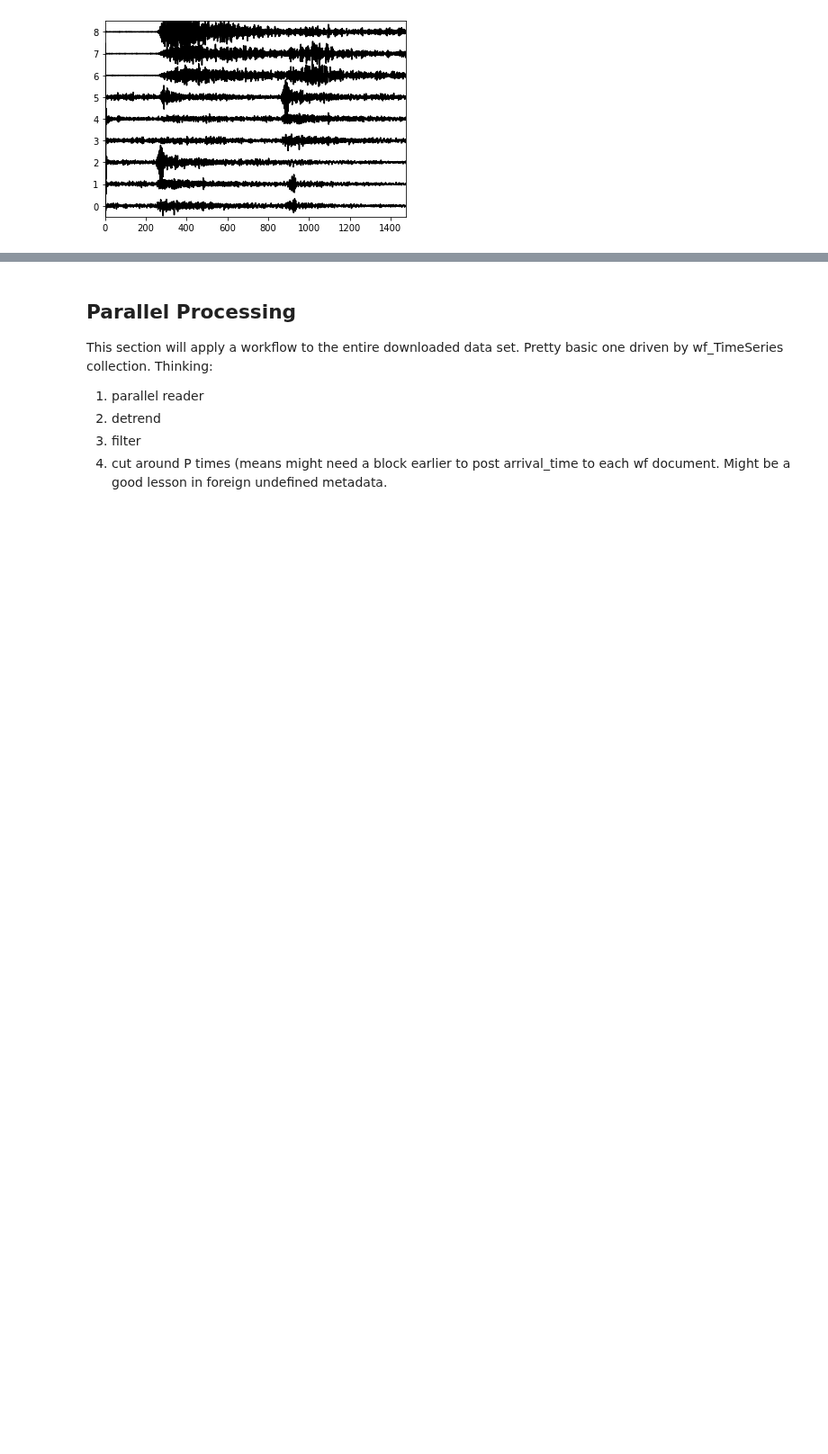
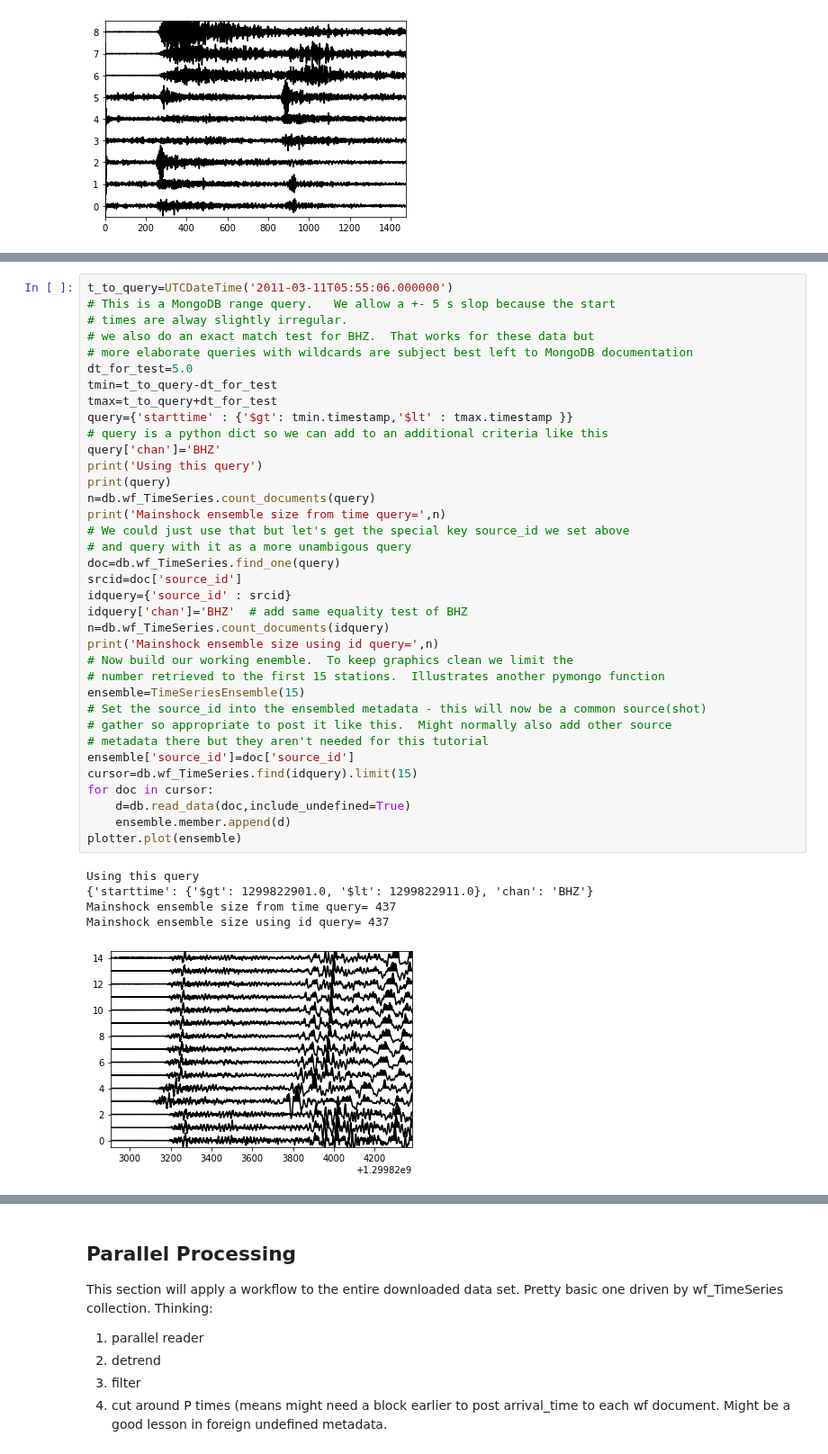
Before and after one commit to mspass-team/mspass_tutorial, a Jupyter notebook: notebooks/getting_started.ipynb, the cells around one changed output, grey strips where cells are left out. Shown at 90% size. Saved outputs shown, nothing was run; the diff lists cells and outputs as text; blank space fills up the shorter version.

```diff
--- a/notebooks/getting_started.ipynb
+++ b/notebooks/getting_started.ipynb
@@ -365,0 +359,42 @@ print(x)
+# %%
+t_to_query=UTCDateTime('2011-03-11T05:55:06.000000')
+# This is a MongoDB range query.   We allow a +- 5 s slop because the start
+# times are alway slightly irregular.
+# we also do an exact match test for BHZ.  That works for these data but
+# more elaborate queries with wildcards are subject best left to MongoDB documentation
+dt_for_test=5.0
+tmin=t_to_query-dt_for_test
+tmax=t_to_query+dt_for_test
+query={'starttime' : {'$gt': tmin.timestamp,'$lt' : tmax.timestamp }}
+# query is a python dict so we can add to an additional criteria like this
+query['chan']='BHZ'
+print('Using this query')
+print(query)
+n=db.wf_TimeSeries.count_documents(query)
+print('Mainshock ensemble size from time query=',n)
+# We could just use that but let's get the special key source_id we set above
+# and query with it as a more unambigous query
+doc=db.wf_TimeSeries.find_one(query)
+srcid=doc['source_id']
+idquery={'source_id' : srcid}
+idquery['chan']='BHZ'  # add same equality test of BHZ
+n=db.wf_TimeSeries.count_documents(idquery)
+print('Mainshock ensemble size using id query=',n)
+# Now build our working enemble.  To keep graphics clean we limit the
+# number retrieved to the first 15 stations.  Illustrates another pymongo function
+ensemble=TimeSeriesEnsemble(15)
+# Set the source_id into the ensembled metadata - this will now be a common source(shot)
+# gather so appropriate to post it like this.  Might normally also add other source
+# metadata there but they aren't needed for this tutorial
+ensemble['source_id']=doc['source_id']
+cursor=db.wf_TimeSeries.find(idquery).limit(15)
+for doc in cursor:
+    d=db.read_data(doc,include_undefined=True)
+    ensemble.member.append(d)
+plotter.plot(ensemble)
+# %% [output]
+Using this query
+{'starttime': {'$gt': 1299822901.0, '$lt': 1299822911.0}, 'chan': 'BHZ'}
+Mainshock ensemble size from time query= 437
+Mainshock ensemble size using id query= 437
+[figure, added]
```
Also changed, not shown: parts of 20 cells of this notebook.
